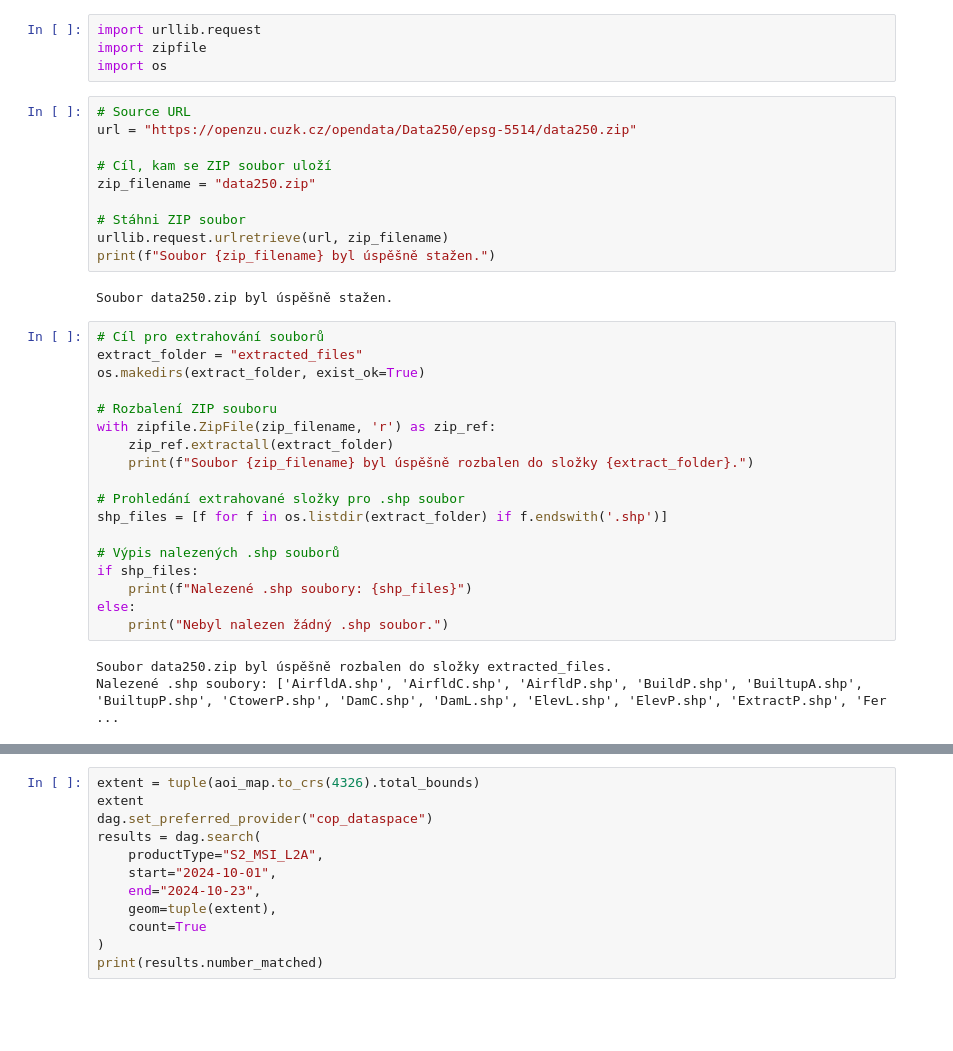
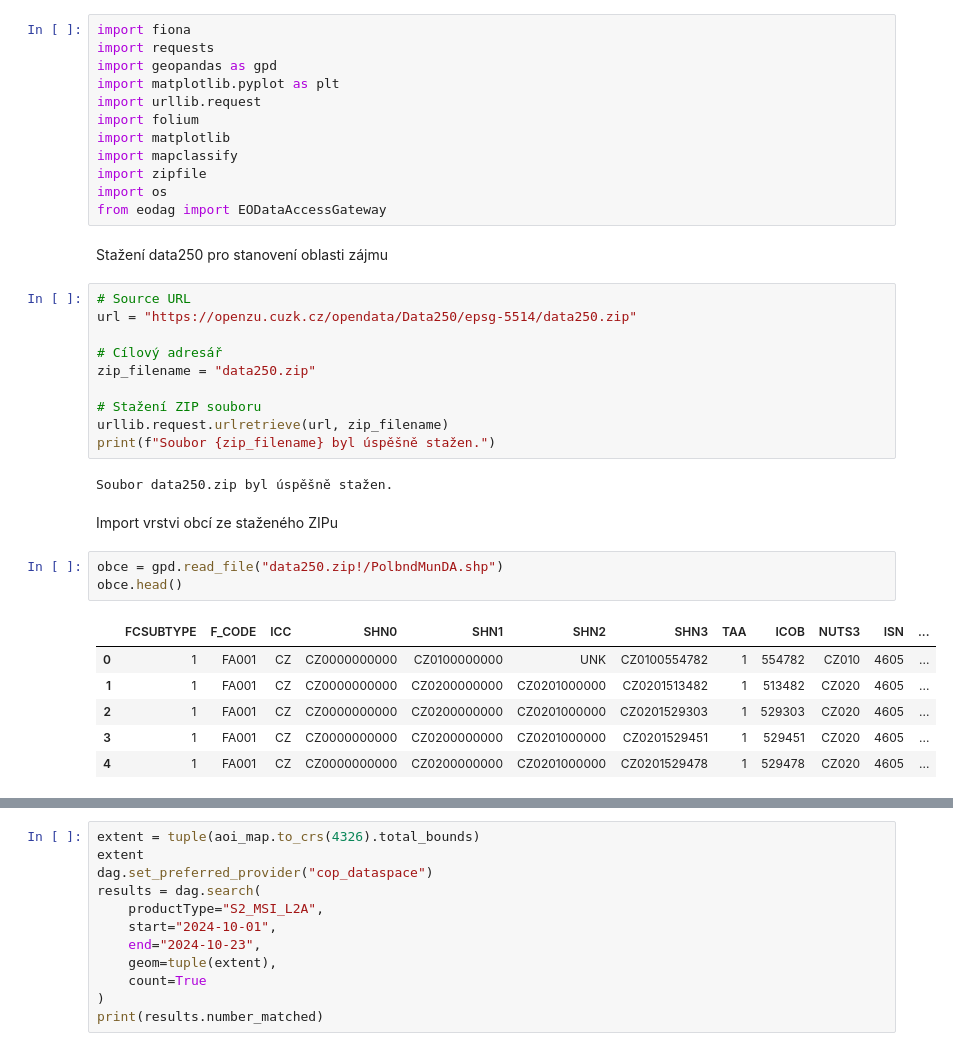
Before and after one commit to klimesm/UZPR_projekt, a Jupyter notebook: Projekt_MK_TČ_terka.ipynb, the cells around one changed output, grey strips where cells are left out. Drawn from its saved outputs; the diff is of its cells as text; blank space fills up the shorter version.

```diff
--- a/Projekt_MK_TČ_terka.ipynb
+++ b/Projekt_MK_TČ_terka.ipynb
@@ -1,37 +6,38 @@
 # %%
+import fiona
+import requests
+import geopandas as gpd
+import matplotlib.pyplot as plt
 import urllib.request
+import folium
+import matplotlib
+import mapclassify
 import zipfile
 import os
+from eodag import EODataAccessGateway
+# %% [markdown]
+Stažení data250 pro stanovení oblasti zájmu
 # %%
 # Source URL
 url = "https://openzu.cuzk.cz/opendata/Data250/epsg-5514/data250.zip"
 
-# Cíl, kam se ZIP soubor uloží
+# Cílový adresář
 zip_filename = "data250.zip"
 
-# Stáhni ZIP soubor
+# Stažení ZIP souboru
 urllib.request.urlretrieve(url, zip_filename)
 print(f"Soubor {zip_filename} byl úspěšně stažen.")
 # %% [output]
 Soubor data250.zip byl úspěšně stažen.
+# %% [markdown]
+Import vrstvi obcí ze staženého ZIPu
 # %%
-# Cíl pro extrahování souborů
-extract_folder = "extracted_files"
-os.makedirs(extract_folder, exist_ok=True)
-
-# Rozbalení ZIP souboru
-with zipfile.ZipFile(zip_filename, 'r') as zip_ref:
-    zip_ref.extractall(extract_folder)
-    print(f"Soubor {zip_filename} byl úspěšně rozbalen do složky {extract_folder}.")
-
-# Prohledání extrahované složky pro .shp soubor
-shp_files = [f for f in os.listdir(extract_folder) if f.endswith('.shp')]
-
-# Výpis nalezených .shp souborů
-if shp_files:
-    print(f"Nalezené .shp soubory: {shp_files}")
-else:
-    print("Nebyl nalezen žádný .shp soubor.")
+obce = gpd.read_file("data250.zip!/PolbndMunDA.shp")
+obce.head()
 # %% [output]
-Soubor data250.zip byl úspěšně rozbalen do složky extracted_files.
-Nalezené .shp soubory: ['AirfldA.shp', 'AirfldC.shp', 'AirfldP.shp', 'BuildP.shp', 'BuiltupA.shp', 'BuiltupP.shp', 'CtowerP.shp', 'DamC.shp', 'DamL.shp', 'ElevL.shp', 'ElevP.shp', 'ExtractP.shp', 'Fer ...
+|  | FCSUBTYPE | F_CODE | ICC | SHN0 | SHN1 | SHN2 | SHN3 | TAA | ICOB | NUTS3 | ISN | ... |
+| 0 | 1 | FA001 | CZ | CZ0000000000 | CZ0100000000 | UNK | CZ0100554782 | 1 | 554782 | CZ010 | 4605 | ... |
+| 1 | 1 | FA001 | CZ | CZ0000000000 | CZ0200000000 | CZ0201000000 | CZ0201513482 | 1 | 513482 | CZ020 | 4605 | ... |
+| 2 | 1 | FA001 | CZ | CZ0000000000 | CZ0200000000 | CZ0201000000 | CZ0201529303 | 1 | 529303 | CZ020 | 4605 | ... |
+| 3 | 1 | FA001 | CZ | CZ0000000000 | CZ0200000000 | CZ0201000000 | CZ0201529451 | 1 | 529451 | CZ020 | 4605 | ... |
+| 4 | 1 | FA001 | CZ | CZ0000000000 | CZ0200000000 | CZ0201000000 | CZ0201529478 | 1 | 529478 | CZ020 | 4605 | ... |
```
Also changed, not shown: parts of 9 cells of this notebook.
